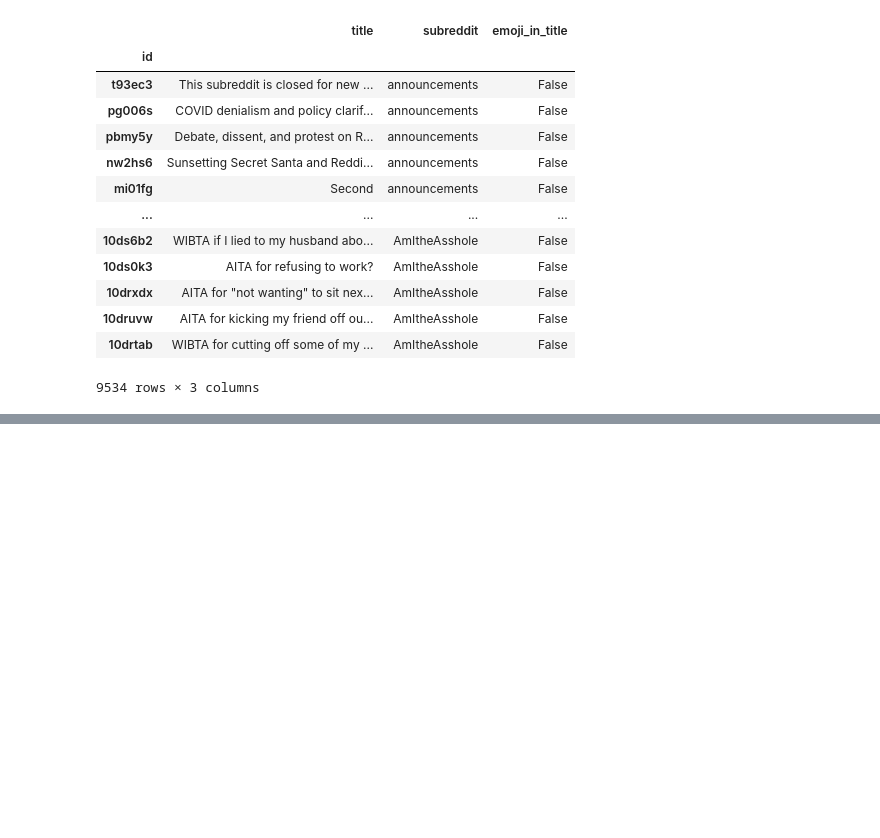
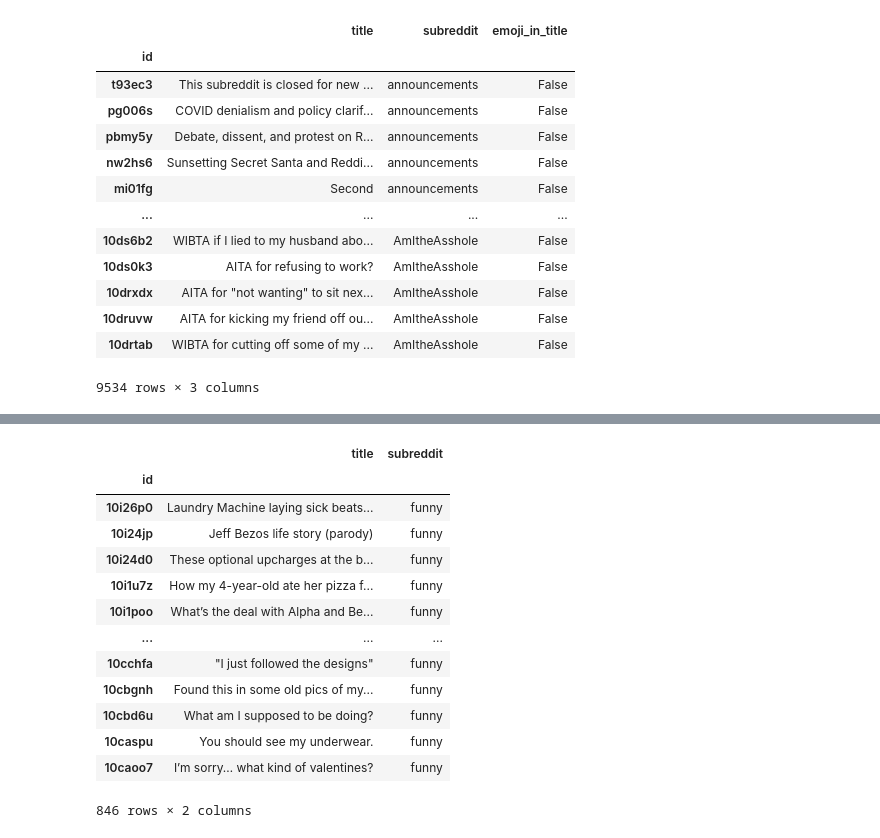
Before and after one commit to rainonej/Reddit-Projects, a Jupyter notebook: Subreddit Prediction Presentation.ipynb, the cells around one changed output, grey strips where cells are left out. Drawn from its saved outputs; the diff is of its cells as text; code cells hidden in the pictures; blank space fills up the shorter version.

```diff
--- a/Subreddit Prediction Presentation.ipynb
+++ b/Subreddit Prediction Presentation.ipynb
@@ -1079,0 +1239,19 @@ df_raw
+# %%
+df_raw_new = pd.DataFrame(data_new)
+df_raw_new = df_raw_new.set_index('id')
+df_raw_new
+# %% [output]
+|  | title | subreddit |
+| id |  |  |
+| 10i26p0 | Laundry Machine laying sick beats... | funny |
+| 10i24jp | Jeff Bezos life story (parody) | funny |
+| 10i24d0 | These optional upcharges at the b... | funny |
+| 10i1u7z | How my 4-year-old ate her pizza f... | funny |
+| 10i1poo | What’s the deal with Alpha and Be... | funny |
+| ... | ... | ... |
+| 10cchfa | "I just followed the designs" | funny |
+| 10cbgnh | Found this in some old pics of my... | funny |
+| 10cbd6u | What am I supposed to be doing? | funny |
+| 10caspu | You should see my underwear. | funny |
+| 10caoo7 | I’m sorry… what kind of valentines? | funny |
+846 rows × 2 columns
```
Also changed, not shown: parts of 8 cells of this notebook.
